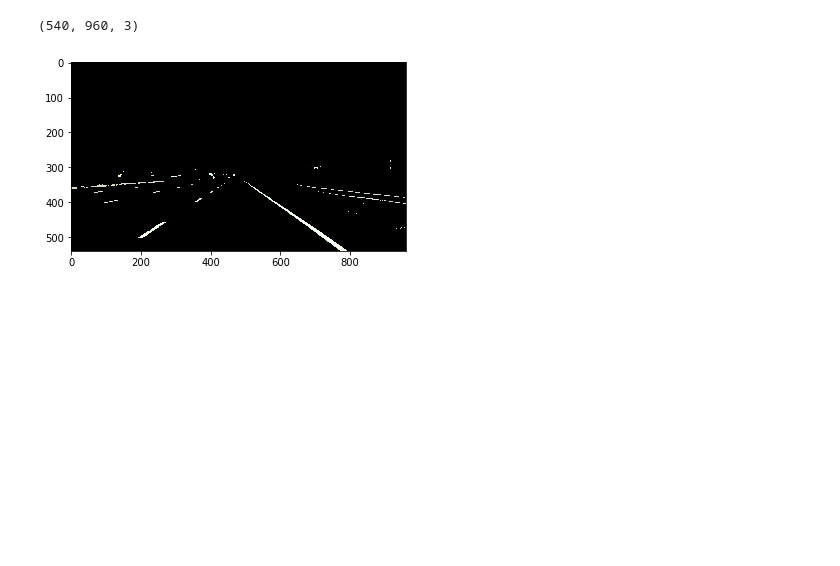
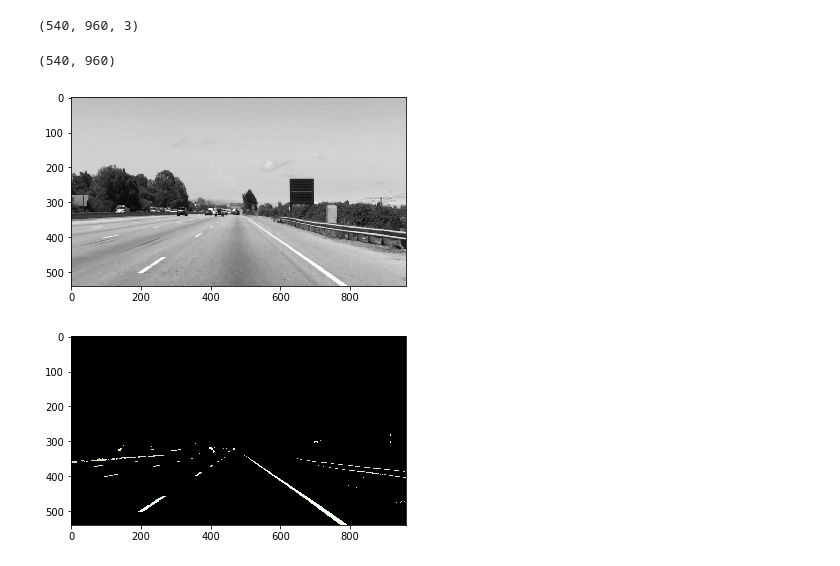
Before and after one commit to CS-Doc/PythonProjects, a Jupyter notebook: Lane-Lines.ipynb, the cells around one changed output. Drawn from its saved outputs; the diff is of its cells as text; code cells hidden in the pictures; blank space fills up the shorter version.

```diff
--- a/Lane-Lines.ipynb
+++ b/Lane-Lines.ipynb
@@ -14,6 +19,13 @@ image_copy = np.copy(image_color)
 image_copy.shape
 # %% [output]
 (540, 960, 3)
+# %%
+image_gray = cv2.cvtColor(image_color, cv2.COLOR_BGR2GRAY)
+plt.imshow(image_gray, cmap = 'gray')
+image_gray.shape
+# %% [output]
+(540, 960)
+[figure, added]
 # %%
 image_copy[ (image_copy[:,:,0] < 200) | (image_copy[:,:,1] < 200) | (image_copy[:,:,2] < 200) ] = 0  # any value that is not white colour
 # %%
```
Also changed, not shown: parts of 5 cells of this notebook.
